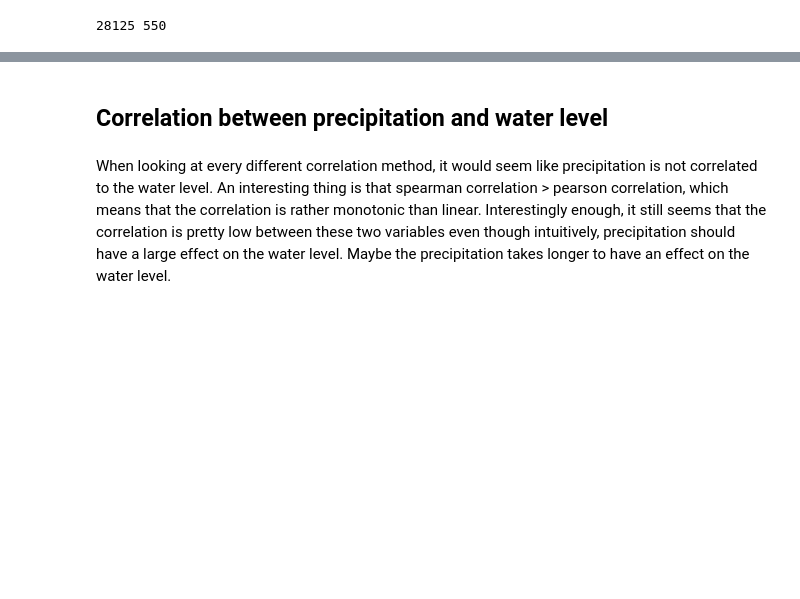
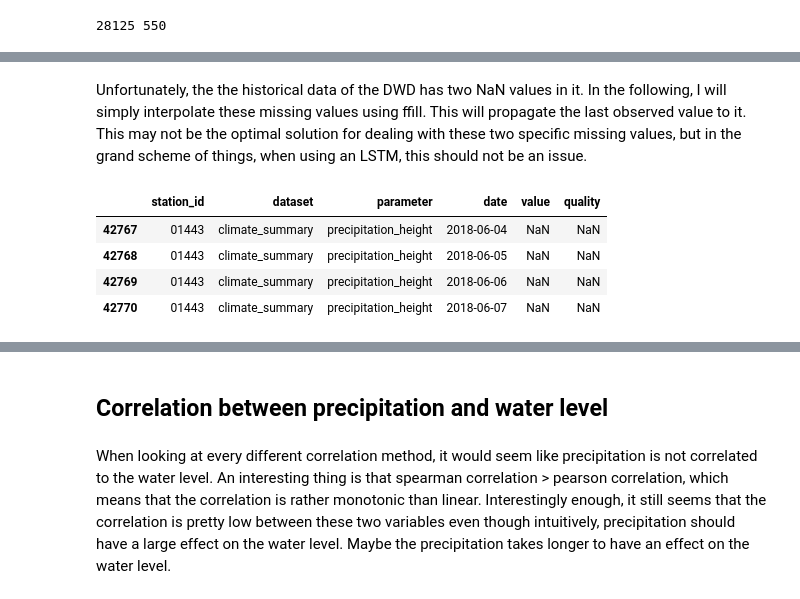
Before and after one commit to AJWarnke/datascienceml2022, a Jupyter notebook: network-DWD.ipynb, the cells around one changed output, grey strips where cells are left out. Saved outputs shown, nothing was run; the diff lists cells and outputs as text; code cells hidden in the pictures; blank space fills up the shorter version.

```diff
--- a/network-DWD.ipynb
+++ b/network-DWD.ipynb
@@ -217,5 +217,5 @@ Index: []
 # %% [markdown]
 There are no duplicate values by date.
 # %%
-for df in recent_list:
-    assert(df.isnull().any().any() == False)
+for prec in recent_list:
+    assert(prec.isnull().any().any() == False)
@@ -224,5 +245,6 @@ We already saw that the historical data is missing values, so I'm not going to l
 # %%
-for df in historical_list:
-    df = df.set_index(df['date'])
-    df.index = pd.to_datetime(df.index)
-    dates = pd.date_range(start="2013-1-1", end='2020-12-31').difference(df.index)
+for prec in historical_list:
+    df1 = prec.set_index(prec['date'])
+    df1.index = pd.to_datetime(df1.index)
+    dates = pd.date_range(start="2013-1-1 00:00:00+00:00", end='2020-12-31 00:00:00+00:00').difference(df1.index)
+    print(dates)
@@ -239,3 +293,7 @@ Adjust the data to be in the right range:
 # %%
 precipitation_ma_historical['date'] = pd.to_datetime(precipitation_ma_historical['date'], unit='s').dt.date
 precipitation_ma_recent['date'] = pd.to_datetime(precipitation_ma_recent['date'], unit='s').dt.date
+precipitation_frei_historical['date'] = pd.to_datetime(precipitation_frei_historical['date'], unit='s').dt.date
+precipitation_frei_recent['date'] = pd.to_datetime(precipitation_frei_recent['date'], unit='s').dt.date
+precipitation_rheinau_historical['date'] = pd.to_datetime(precipitation_rheinau_historical['date'], unit='s').dt.date
+precipitation_rheinau_recent['date'] = pd.to_datetime(precipitation_rheinau_recent['date'], unit='s').dt.date
@@ -253,0 +300,14 @@ precipitation_ma_recent = precipitation_ma_recent.loc[precipitation_ma_recent['d
+# %%
+startdate = pd.to_datetime(df['date'].iloc[0]).date()
+inter_enddate = pd.to_datetime(precipitation_ma_historical['date'].iloc[-1]).date()
+inter_startdate = pd.to_datetime("2021-1-1").date()
+enddate = pd.to_datetime(df['date'].iloc[-1]).date()
+
+precipitation_ma_historical = precipitation_ma_historical.loc[precipitation_ma_historical['date'].between(startdate, inter_enddate, inclusive=True)]
+precipitation_ma_recent = precipitation_ma_recent.loc[precipitation_ma_recent['date'].between(inter_startdate, enddate, inclusive=True)]
+
+precipitation_rheinau_historical = precipitation_rheinau_historical.loc[precipitation_rheinau_historical['date'].between(startdate, inter_enddate, inclusive=True)]
+precipitation_rheinau_recent = precipitation_rheinau_recent.loc[precipitation_rheinau_recent['date'].between(inter_startdate, enddate, inclusive=True)]
+
+precipitation_frei_historical = precipitation_frei_historical.loc[precipitation_frei_historical['date'].between(startdate, inter_enddate, inclusive=True)]
+precipitation_frei_recent = precipitation_frei_recent.loc[precipitation_frei_recent['date'].between(inter_startdate, enddate, inclusive=True)]
@@ -254,2 +317,12 @@ precipitation_ma_recent = precipitation_ma_recent.loc[precipitation_ma_recent['d
+# %% [markdown]
+Unfortunately, the the historical data of the DWD has two NaN values in it. In the following, I will simply interpolate these missing values using ffill. This will propagate the last observed value to it. This may not be the optimal solution for dealing with these two specific missing values, but in the grand scheme of things, when using an LSTM, this should not be an issue.
+# %%
+precipitation_frei_historical[precipitation_frei_historical.isna().any(axis=1)]
+# %% [output]
+|  | station_id | dataset | parameter | date | value | quality |
+| 42767 | 01443 | climate_summary | precipitation_height | 2018-06-04 | NaN | NaN |
+| 42768 | 01443 | climate_summary | precipitation_height | 2018-06-05 | NaN | NaN |
+| 42769 | 01443 | climate_summary | precipitation_height | 2018-06-06 | NaN | NaN |
+| 42770 | 01443 | climate_summary | precipitation_height | 2018-06-07 | NaN | NaN |
 # %%
 precipitation_ma_historical[precipitation_ma_historical.isna().any(axis=1)]
```
Also changed, not shown: parts of 19 cells of this notebook.
